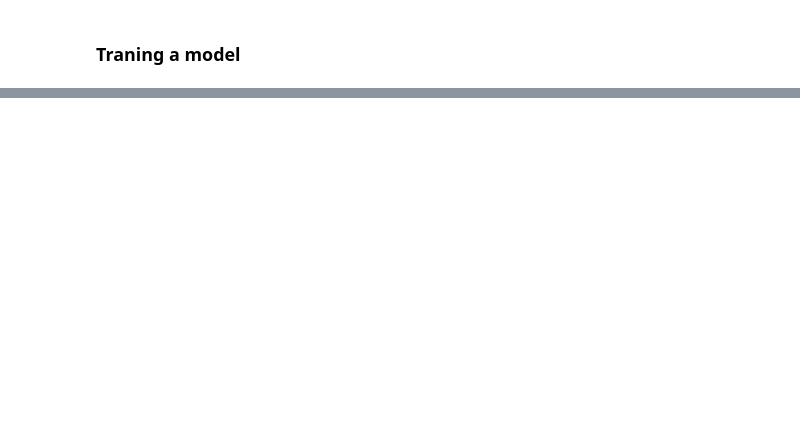
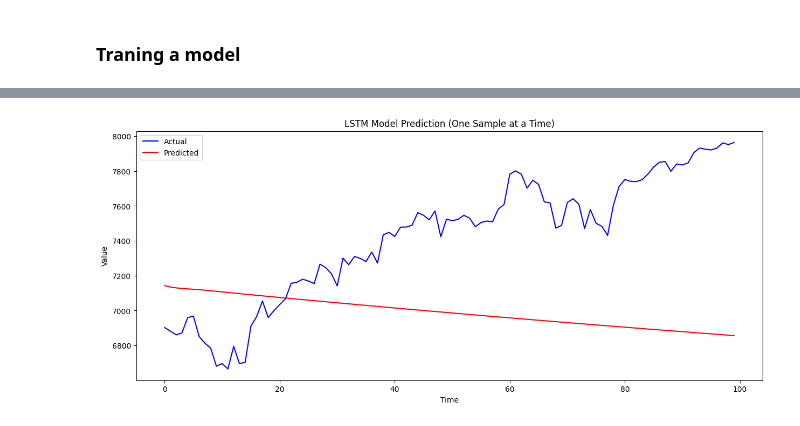
Before and after one commit to Rol3ert99/stock-predictions, a Jupyter notebook: run.ipynb, the cells around one changed output, grey strips where cells are left out. Cells and saved outputs as stored; diff of their text form; code cells hidden in the pictures; blank space fills up the shorter version.

Commit message:
Chart of predictions

```diff
--- a/run.ipynb
+++ b/run.ipynb
@@ -306,0 +324,26 @@ KeyboardInterrupt:
+# %%
+import matplotlib.pyplot as plt
+import numpy as np
+
+predictions = []
+num_predictions = 100
+
+current_window = X_test[0].reshape(1, -1, 1)
+
+for i in range(num_predictions):
+    predict_val = model_lstm.predict(current_window)
+    predictions.append(predict_val[0, 0])
+    current_window = np.concatenate((current_window[:, 1:, :], predict_val.reshape(1, 1, 1)), axis=1)
+
+y_test_actual = scaler.inverse_transform(np.array(Y_test).reshape(-1, 1))
+predictions_actual = scaler.inverse_transform(np.array(predictions).reshape(-1, 1))
+
+plt.figure(figsize=(15, 6))
+plt.plot(y_test_actual[:100], label='Actual', color='blue')
+plt.plot(predictions_actual, label='Predicted', color='red')
+plt.title('LSTM Model Prediction (One Sample at a Time)')
+plt.xlabel('Time')
+plt.ylabel('Value')
+plt.legend()
+plt.show()
+# %% [output]
@@ -306,0 +367 @@ KeyboardInterrupt:
+[figure, added]
```
Also changed, not shown: parts of 6 cells of this notebook.
